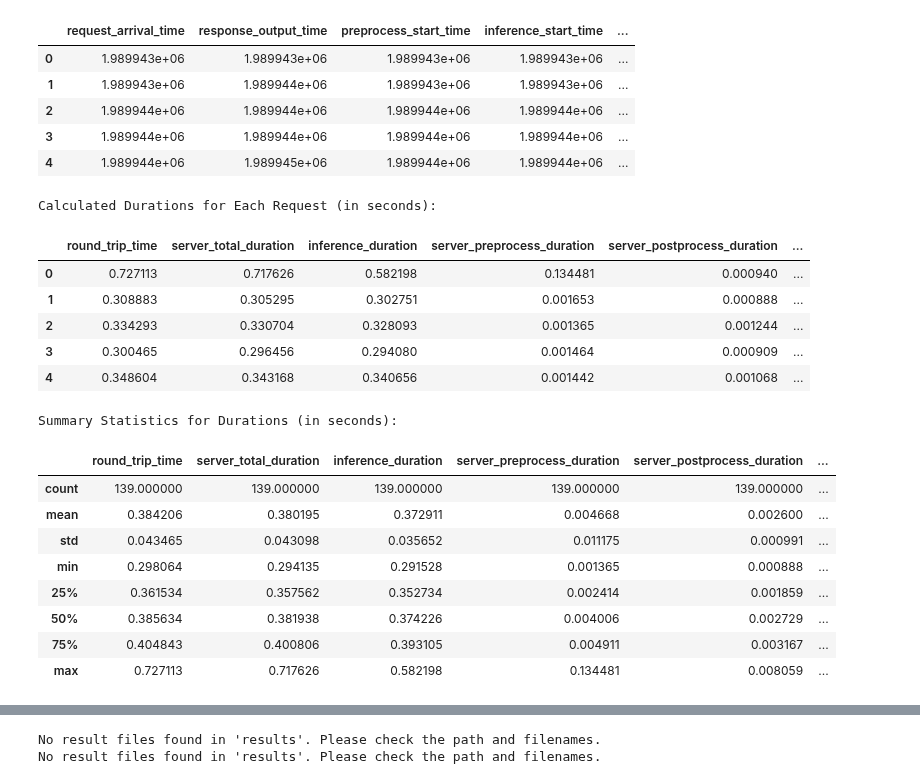
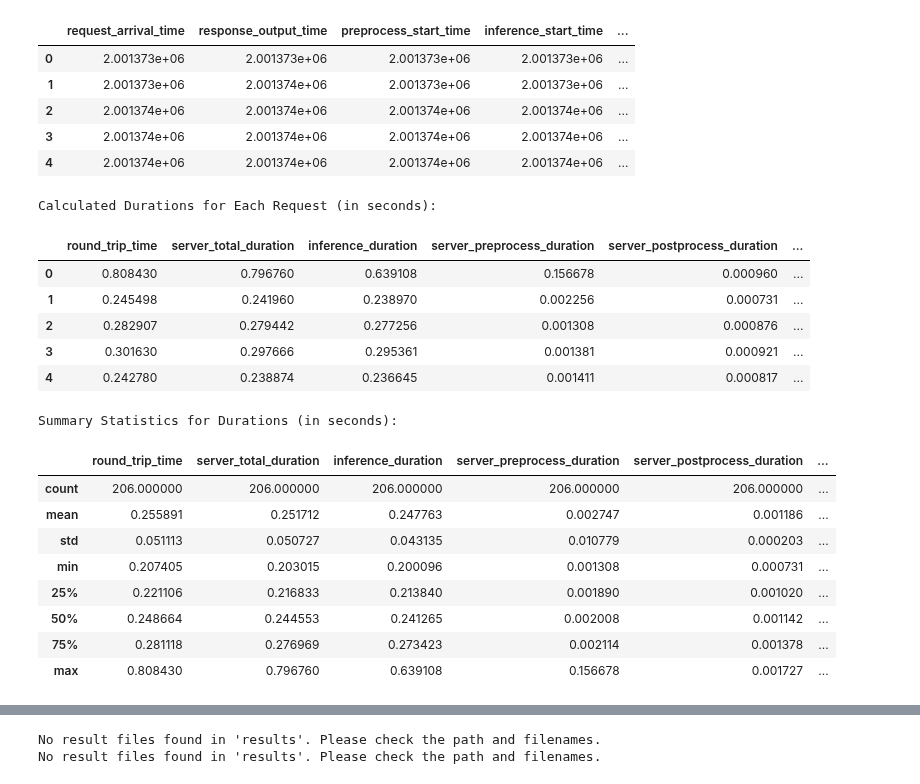
Before and after one commit to StreamMUSE/StreamMUSE-v1, a Jupyter notebook: app/benchmark.ipynb, the cells around one changed output, grey strips where cells are left out. Saved outputs shown, nothing was run; the diff lists cells and outputs as text; code cells hidden in the pictures.

```diff
--- a/app/benchmark.ipynb
+++ b/app/benchmark.ipynb
@@ -2,15 +2,15 @@
 import numpy as np
 import pandas as pd
 # %%
-data = pd.read_csv('logs/session_20250818-172608/session.csv')
+data = pd.read_csv('logs/session_20250819-384-6/session.csv')
 data.head()
 # %% [output]
 |  | request_arrival_time | response_output_time | preprocess_start_time | inference_start_time | ... |
-| 0 | 1.989943e+06 | 1.989943e+06 | 1.989943e+06 | 1.989943e+06 | ... |
-| 1 | 1.989943e+06 | 1.989944e+06 | 1.989943e+06 | 1.989943e+06 | ... |
-| 2 | 1.989944e+06 | 1.989944e+06 | 1.989944e+06 | 1.989944e+06 | ... |
-| 3 | 1.989944e+06 | 1.989944e+06 | 1.989944e+06 | 1.989944e+06 | ... |
-| 4 | 1.989944e+06 | 1.989945e+06 | 1.989944e+06 | 1.989944e+06 | ... |
+| 0 | 2.001373e+06 | 2.001373e+06 | 2.001373e+06 | 2.001373e+06 | ... |
+| 1 | 2.001373e+06 | 2.001374e+06 | 2.001373e+06 | 2.001373e+06 | ... |
+| 2 | 2.001374e+06 | 2.001374e+06 | 2.001374e+06 | 2.001374e+06 | ... |
+| 3 | 2.001374e+06 | 2.001374e+06 | 2.001374e+06 | 2.001374e+06 | ... |
+| 4 | 2.001374e+06 | 2.001374e+06 | 2.001374e+06 | 2.001374e+06 | ... |
 # %%
 # Calculate the duration of each stage by finding the difference between timestamps
 data['server_total_duration'] = data['response_output_time'] - data['request_arrival_time']
@@ -46,21 +46,21 @@ display(durations_df.describe())
 # %% [output]
 Calculated Durations for Each Request (in seconds):
 |  | round_trip_time | server_total_duration | inference_duration | server_preprocess_duration | server_postprocess_duration | ... |
-| 0 | 0.727113 | 0.717626 | 0.582198 | 0.134481 | 0.000940 | ... |
-| 1 | 0.308883 | 0.305295 | 0.302751 | 0.001653 | 0.000888 | ... |
-| 2 | 0.334293 | 0.330704 | 0.328093 | 0.001365 | 0.001244 | ... |
-| 3 | 0.300465 | 0.296456 | 0.294080 | 0.001464 | 0.000909 | ... |
-| 4 | 0.348604 | 0.343168 | 0.340656 | 0.001442 | 0.001068 | ... |
+| 0 | 0.808430 | 0.796760 | 0.639108 | 0.156678 | 0.000960 | ... |
+| 1 | 0.245498 | 0.241960 | 0.238970 | 0.002256 | 0.000731 | ... |
+| 2 | 0.282907 | 0.279442 | 0.277256 | 0.001308 | 0.000876 | ... |
+| 3 | 0.301630 | 0.297666 | 0.295361 | 0.001381 | 0.000921 | ... |
+| 4 | 0.242780 | 0.238874 | 0.236645 | 0.001411 | 0.000817 | ... |
 Summary Statistics for Durations (in seconds):
 |  | round_trip_time | server_total_duration | inference_duration | server_preprocess_duration | server_postprocess_duration | ... |
-| count | 139.000000 | 139.000000 | 139.000000 | 139.000000 | 139.000000 | ... |
-| mean | 0.384206 | 0.380195 | 0.372911 | 0.004668 | 0.002600 | ... |
-| std | 0.043465 | 0.043098 | 0.035652 | 0.011175 | 0.000991 | ... |
-| min | 0.298064 | 0.294135 | 0.291528 | 0.001365 | 0.000888 | ... |
-| 25% | 0.361534 | 0.357562 | 0.352734 | 0.002414 | 0.001859 | ... |
-| 50% | 0.385634 | 0.381938 | 0.374226 | 0.004006 | 0.002729 | ... |
-| 75% | 0.404843 | 0.400806 | 0.393105 | 0.004911 | 0.003167 | ... |
-| max | 0.727113 | 0.717626 | 0.582198 | 0.134481 | 0.008059 | ... |
+| count | 206.000000 | 206.000000 | 206.000000 | 206.000000 | 206.000000 | ... |
+| mean | 0.255891 | 0.251712 | 0.247763 | 0.002747 | 0.001186 | ... |
+| std | 0.051113 | 0.050727 | 0.043135 | 0.010779 | 0.000203 | ... |
+| min | 0.207405 | 0.203015 | 0.200096 | 0.001308 | 0.000731 | ... |
+| 25% | 0.221106 | 0.216833 | 0.213840 | 0.001890 | 0.001020 | ... |
+| 50% | 0.248664 | 0.244553 | 0.241265 | 0.002008 | 0.001142 | ... |
+| 75% | 0.281118 | 0.276969 | 0.273423 | 0.002114 | 0.001378 | ... |
+| max | 0.808430 | 0.796760 | 0.639108 | 0.156678 | 0.001727 | ... |
 # %%
 import matplotlib.pyplot as plt
 import seaborn as sns
```
Also changed, not shown: parts of 2 cells of this notebook.
